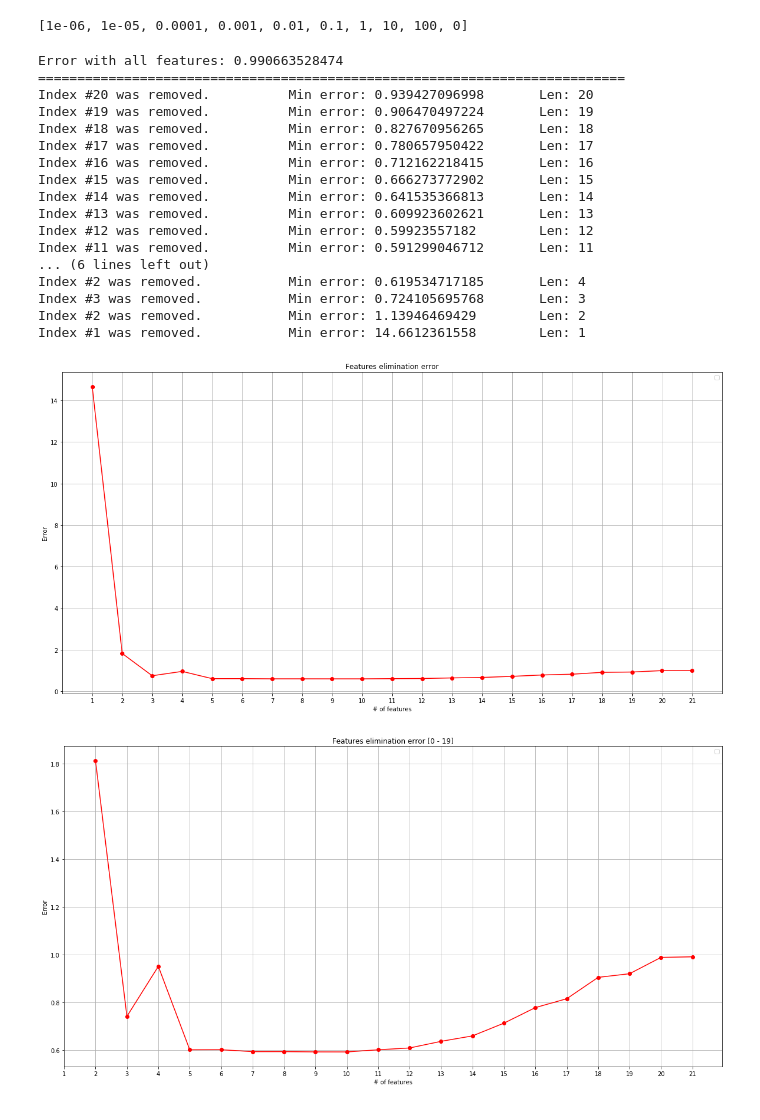
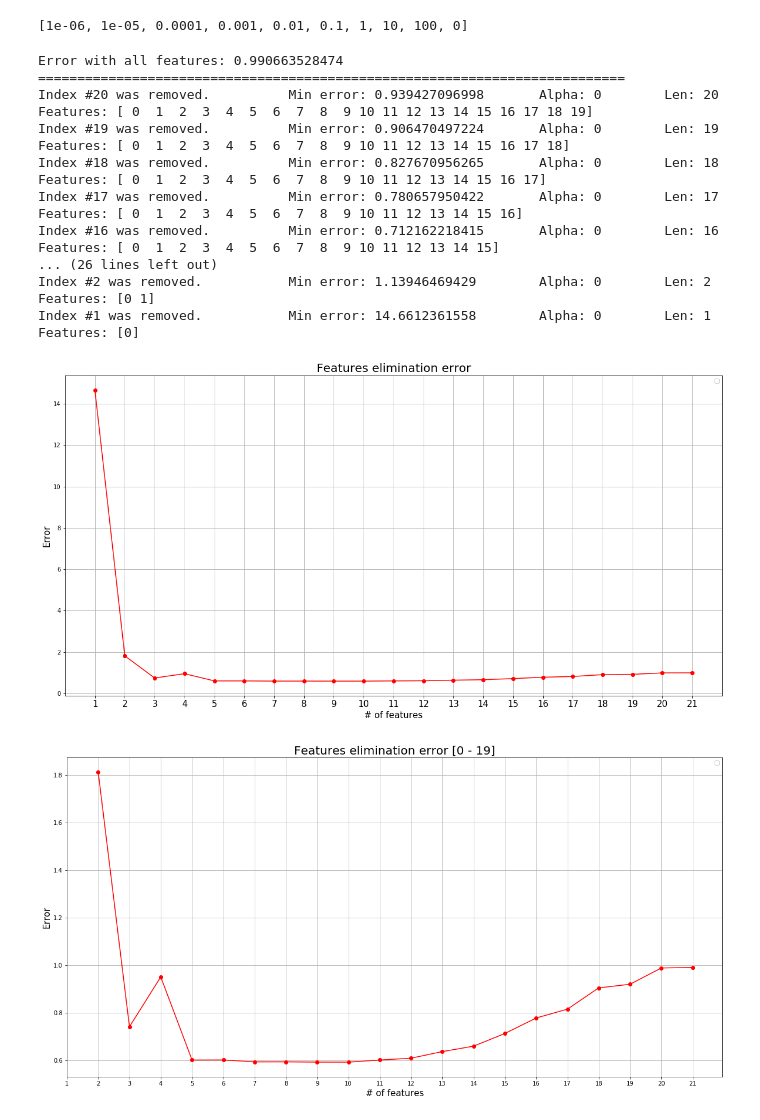
Before and after one commit to douglashsabreu/MachineLearning, a Jupyter notebook: LinearRegression/Sunspot Linear Regression.ipynb, the cells around one changed output. Cells and saved outputs as stored; diff of their text form; code cells hidden in the pictures.

Commit message:
Alpha report to obtain min error added

```diff
--- a/LinearRegression/Sunspot Linear Regression.ipynb
+++ b/LinearRegression/Sunspot Linear Regression.ipynb
@@ -222,8 +218,10 @@ alphas
 # %% [output]
 [1e-06, 1e-05, 0.0001, 0.001, 0.01, 0.1, 1, 10, 100, 0]
 # %%
+indexes_remaining = range(0, 21)
 errors_all_features = [ compute_error_k_fold(x_fold, y_fold, alpha) for alpha in alphas]
 avg_error_all_features = np.min(errors_all_features)
+alpha_min_error_for_all_features = [alphas[np.argmin(errors_all_features)]]
 # %%
 print("Error with all features: {}".format(avg_error_all_features))
 print('==='*25)
@@ -248,9 +246,12 @@ while number_total_features > 1:
         alpha_errors = [ compute_error_k_fold(x_fold, y_fold, alpha) for alpha in alphas]
         # Obtem o erro mínimo para todos os valores de Alpha e para a feature I removida
         min_error = np.min(alpha_errors)
+        # Obtem o alpha utilizado para obter o menor erro
+        alpha_min_error = alphas[np.argmin(alpha_errors)]
         # Adiciona em um vetor de erros mínimos para todas as features
         min_error_for_all_features.append(min_error)
-        #print("Feature {} in position {}".format(i, len(min_error_for_all_features)))
+        # Adiciona o alpha utilizado para obter o menor erro
+        alpha_min_error_for_all_features.append(alpha_min_error)
 
     # Pega o índice do mínimo erro de todas as features eliminadas
     index_to_remove = np.argmin(min_error_for_all_features)
@@ -258,50 +259,51 @@ while number_total_features > 1:
     phi_iter = remove_features(phi_iter, index_to_remove + 1)
     number_total_features -= 1
 
-    print('Index #{} was removed.\t\tMin error: {}\tLen: {}'.format(index_to_remove + 1, min_error_for_all_features[index_to_remove], number_total_features))
-
+    indexes_remaining = np.delete(indexes_remaining, index_to_remove + 1)
+    print('Index #{} was removed.\t\tMin error: {}\tAlpha: {}\tLen: {}'.format(index_to_remove + 1, min_error_for_all_features[index_to_remove] , alpha_min_error_for_all_features[index_to_remove], number_total_features))
+    print('Features: {}'.format(indexes_remaining))
     error_history.append(min_error_for_all_features[index_to_remove-1])
 # %% [output]
 Error with all features: 0.990663528474
 ===========================================================================
-Index #20 was removed.          Min error: 0.939427096998       Len: 20
-Index #19 was removed.          Min error: 0.906470497224       Len: 19
-Index #18 was removed.          Min error: 0.827670956265       Len: 18
-Index #17 was removed.          Min error: 0.780657950422       Len: 17
-Index #16 was removed.          Min error: 0.712162218415       Len: 16
-Index #15 was removed.          Min error: 0.666273772902       Len: 15
-Index #14 was removed.          Min error: 0.641535366813       Len: 14
-Index #13 was removed.          Min error: 0.609923602621       Len: 13
-Index #12 was removed.          Min error: 0.59923557182        Len: 12
-Index #11 was removed.          Min error: 0.591299046712       Len: 11
-... (6 lines left out)
-Index #2 was removed.           Min error: 0.619534717185       Len: 4
-Index #3 was removed.           Min error: 0.724105695768       Len: 3
-Index #2 was removed.           Min error: 1.13946469429        Len: 2
-Index #1 was removed.           Min error: 14.6612361558        Len: 1
+Index #20 was removed.          Min error: 0.939427096998       Alpha: 0        Len: 20
+Features: [ 0  1  2  3  4  5  6  7  8  9 10 11 12 13 14 15 16 17 18 19]
+Index #19 was removed.          Min error: 0.906470497224       Alpha: 0        Len: 19
+Features: [ 0  1  2  3  4  5  6  7  8  9 10 11 12 13 14 15 16 17 18]
+Index #18 was removed.          Min error: 0.827670956265       Alpha: 0        Len: 18
+Features: [ 0  1  2  3  4  5  6  7  8  9 10 11 12 13 14 15 16 17]
+Index #17 was removed.          Min error: 0.780657950422       Alpha: 0        Len: 17
+Features: [ 0  1  2  3  4  5  6  7  8  9 10 11 12 13 14 15 16]
+Index #16 was removed.          Min error: 0.712162218415       Alpha: 0        Len: 16
+Features: [ 0  1  2  3  4  5  6  7  8  9 10 11 12 13 14 15]
+... (26 lines left out)
+Index #2 was removed.           Min error: 1.13946469429        Alpha: 0        Len: 2
+Features: [0 1]
+Index #1 was removed.           Min error: 14.6612361558        Alpha: 0        Len: 1
+Features: [0]
 # %%
 index = np.arange(21,0,-1)
 plt.figure(figsize=(20,10))
 plt.grid(True)
 plt.plot(index, error_history, marker='o', color='r')
-plt.xlabel('# of features')
-plt.ylabel('Error')
-plt.title('Features elimination error')
-plt.xticks(index, index)
+plt.xlabel('# of features', fontsize=15)
+plt.ylabel('Error', fontsize=15)
+plt.title('Features elimination error', fontsize=20)
+plt.xticks(index, index, fontsize=15)
 plt.legend()
 plt.show()
 # %% [output]
-[figure, old version]
+[figure, new version]
 # %%
 index = np.arange(21,0,-1)
 plt.figure(figsize=(20,10))
 plt.grid(True)
 plt.plot(index[:-1], error_history[:-1], marker='o', color='r')
-plt.xlabel('# of features')
-plt.ylabel('Error')
-plt.title('Features elimination error [0 - 19]')
+plt.xlabel('# of features', fontsize=15)
+plt.ylabel('Error', fontsize=15)
+plt.title('Features elimination error [0 - 19]', fontsize=20)
 plt.xticks(index, index)
 plt.legend()
 plt.show()
 # %% [output]
-[figure, old version]
+[figure, new version]
```
Also changed, not shown: parts of 6 cells of this notebook.
